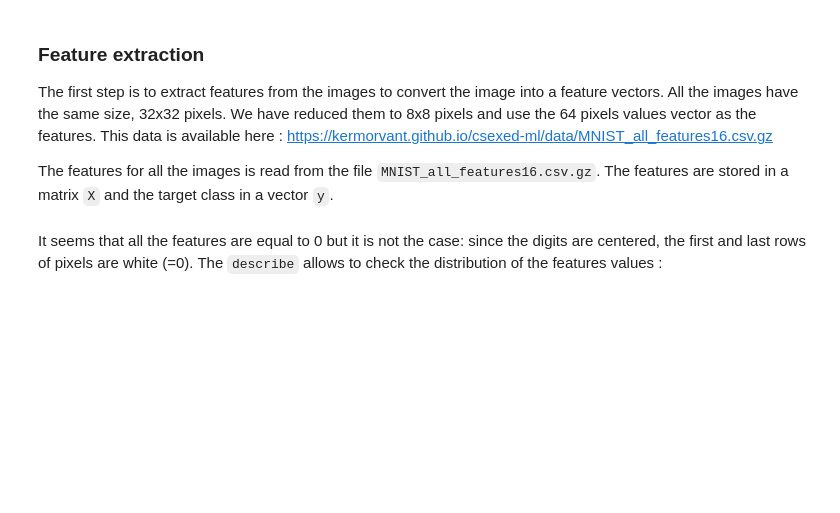
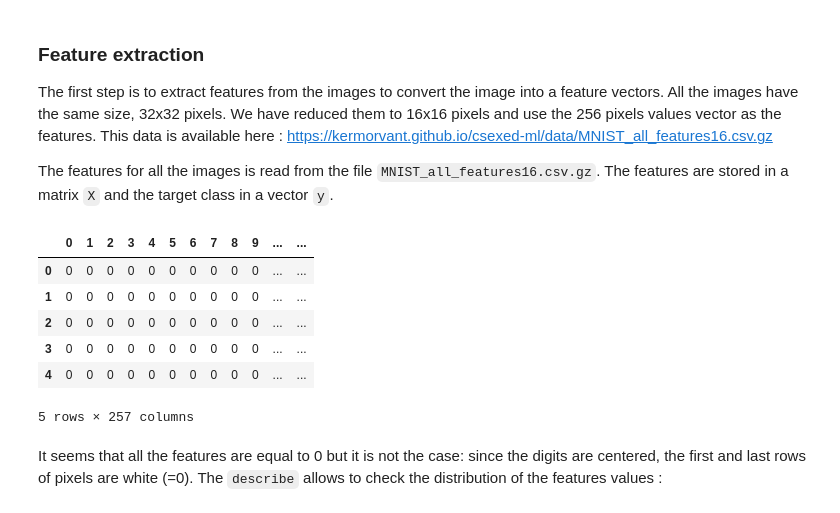
Before and after one commit to kermorvant/ml, a Jupyter notebook: notebooks/MNIST_all_stars_template.ipynb, the cells around one changed output. Drawn from its saved outputs; the diff is of its cells as text; code cells hidden in the pictures; blank space fills up the shorter version.

```diff
--- a/notebooks/MNIST_all_stars_template.ipynb
+++ b/notebooks/MNIST_all_stars_template.ipynb
@@ -25,19 +25,27 @@ import seaborn as sns
 # %% [markdown]
 ### Feature extraction
 
-The first step is to extract features from the images to convert the image into a feature vectors. All the images  have the same size, 32x32 pixels. We have reduced them to 8x8 pixels and use the 64 pixels values vector as the features. This data is available here : https://kermorvant.github.io/csexed-ml/data/MNIST_all_features16.csv.gz
+The first step is to extract features from the images to convert the image into a feature vectors. All the images  have the same size, 32x32 pixels. We have reduced them to 16x16 pixels and use the 256 pixels values vector as the features. This data is available here : https://kermorvant.github.io/csexed-ml/data/MNIST_all_features16.csv.gz
 
 
 The features for all the images is read from the file `MNIST_all_features16.csv.gz`. The features are stored in a matrix `X` and the target class in a vector `y`.
 # %%
 READ_N_SAMPLES = 10000
 IMG_SIZE = 16
-all_df = pd.read_csv("MNIST_all_features16.csv.gz" ,nrows=READ_N_SAMPLES)
+all_df = pd.read_csv("../data/MNIST_all_features16.csv.gz" ,nrows=READ_N_SAMPLES)
 
 # define the features and the targets
 X = all_df.iloc[:,:IMG_SIZE*IMG_SIZE]
 y = all_df['class']
 all_df.head()
+# %% [output]
+|  | 0 | 1 | 2 | 3 | 4 | 5 | 6 | 7 | 8 | 9 | ... | ... |
+| 0 | 0 | 0 | 0 | 0 | 0 | 0 | 0 | 0 | 0 | 0 | ... | ... |
+| 1 | 0 | 0 | 0 | 0 | 0 | 0 | 0 | 0 | 0 | 0 | ... | ... |
+| 2 | 0 | 0 | 0 | 0 | 0 | 0 | 0 | 0 | 0 | 0 | ... | ... |
+| 3 | 0 | 0 | 0 | 0 | 0 | 0 | 0 | 0 | 0 | 0 | ... | ... |
+| 4 | 0 | 0 | 0 | 0 | 0 | 0 | 0 | 0 | 0 | 0 | ... | ... |
+5 rows × 257 columns
 # %% [markdown]
 It seems that all the features are equal to 0 but it is not the case: since the digits are centered, the first and last rows of pixels are white (=0). The `describe` allows to check the distribution of the features values :
 # %%
```
Also changed, not shown: parts of 3 cells of this notebook, 5 other files.
